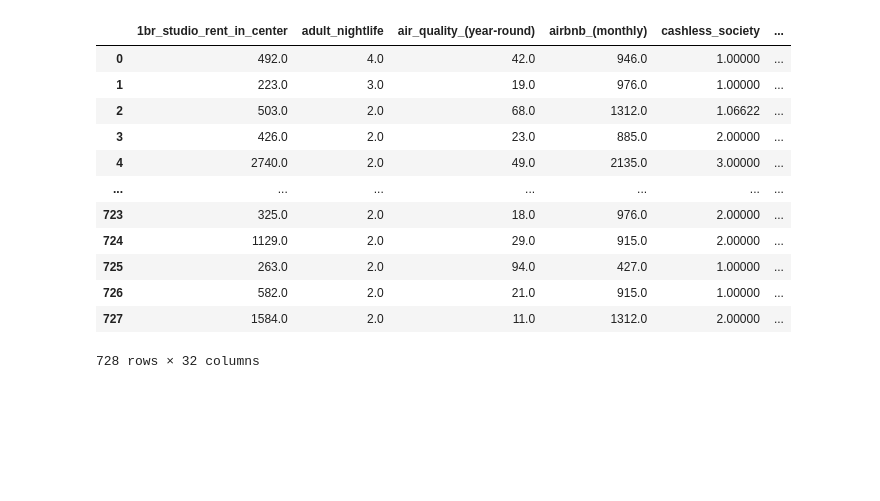
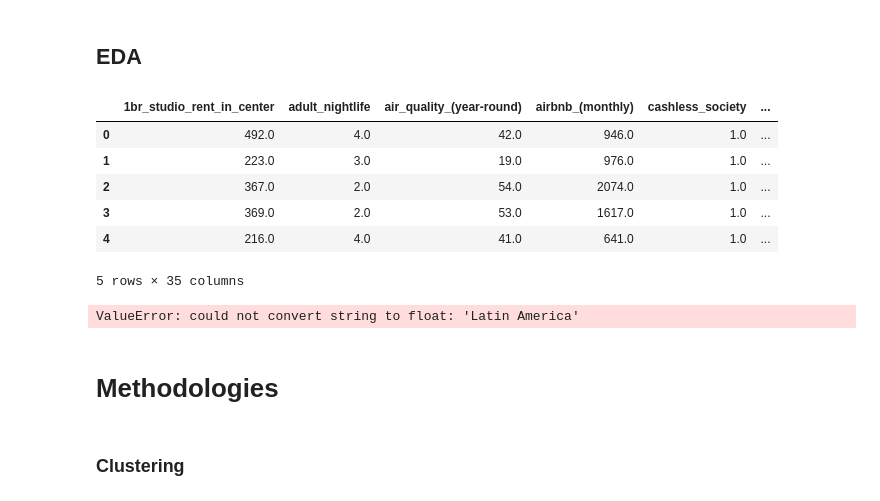
Before and after one commit to Thomas2710/NomadListRecommender, a Jupyter notebook: Clustering.ipynb, the cells around one changed output. Cells and saved outputs as stored; diff of their text form; code cells hidden in the pictures; blank space fills up the shorter version.

Commit message:
merged first data

```diff
--- a/Clustering.ipynb
+++ b/Clustering.ipynb
@@ -35,0 +162,29 @@ Mounted at /content/drive
+# %%
+def merge_data_by_country(df_nomadlist, df_SDG):
+    filtered_country_df_nomadlist = df_nomadlist['country'].unique()
+    country_codes = {find_countries(country)[0][0].alpha_3: country for country in filtered_country_df_nomadlist if find_countries(country)}
+
+    #Skim the SDG dataset
+    for code in country_codes.keys():
+        df_SDG.loc[df_SDG['Country Code'] == code, 'Country Name'] = country_codes[code]
+
+    df_SDG = df_SDG.loc[df_SDG['Country Name'].isin(filtered_country_df_nomadlist)]
+    number_of_countries = len(df_SDG['Country Code'].unique())
+
+    #Finding columns that preserve all data, i.e. that are shared by every city
+    df_SDG_count = df_SDG.groupby(['Indicator Name']).count()
+    common_indicators = df_SDG_count[df_SDG_count['2015'] == number_of_countries].reset_index()['Indicator Name']
+    df_SDG = df_SDG.loc[df_SDG['Indicator Name'].isin(common_indicators)]
+
+
+    #Actually merge the data
+    df_SDG = df_SDG[['Country Name', 'Indicator Name', '2015']]
+    df_SDG = df_SDG.pivot(index = 'Country Name', columns = 'Indicator Name', values = '2015')
+
+    df_SDG = df_SDG.reset_index()
+    df_SDG_cleaned = df_SDG.rename(columns={'Country Name': 'country'})
+
+    df_nomadlist = df_nomadlist.merge(df_SDG_cleaned, how='outer', on='country')
+    return df_nomadlist
+# %%
+df_nomadlist = merge_data_by_country(df_nomadlist, df_SDG)
@@ -36,3 +211,34 @@ Mounted at /content/drive
+# %% [markdown]
+## EDA
+# %%
+df = df_nomadlist
+df.isnull().sum()
+
+df.duplicated().sum()
+df.head()
+# %% [output]
+|  | 1br_studio_rent_in_center | adult_nightlife | air_quality_(year-round) | airbnb_(monthly) | cashless_society | ... |
+| 0 | 492.0 | 4.0 | 42.0 | 946.0 | 1.0 | ... |
+| 1 | 223.0 | 3.0 | 19.0 | 976.0 | 1.0 | ... |
+| 2 | 367.0 | 2.0 | 54.0 | 2074.0 | 1.0 | ... |
+| 3 | 369.0 | 2.0 | 53.0 | 1617.0 | 1.0 | ... |
+| 4 | 216.0 | 4.0 | 41.0 | 641.0 | 1.0 | ... |
+5 rows × 35 columns
+# %%
+# Calculate the correlation matrix
+correlation_matrix = df.corr()
+
+# Plot the correlation matrix using a heatmap
+plt.figure(figsize=(25, 25))
+sns.heatmap(correlation_matrix, annot=True, cmap='coolwarm', fmt=".2f", linewidths=.5)
+plt.title('Correlation Matrix')
+plt.show()
+# %% [output]
+ValueError: could not convert string to float: 'Latin America'
+# %% [markdown]
+# Methodologies
+# %% [markdown]
+### Clustering
 # %%
 def plot3dClusterRepresentation(df, num_cols = 4, hasClusterColumn = True):
   # Create a grid of subplots with 4 plots per line
@@ -68,21 +274,3 @@ def plot3dClusterRepresentation(df, num_cols = 4, hasClusterColumn = True):
   plt.tight_layout()
 
   return plt.show()
-# %%
-path ="/content/drive/MyDrive/nomads/data/cities_predict.csv"
-df = pd.read_csv(path)
-df.head(-2)
-# %% [output]
-|  | 1br_studio_rent_in_center | adult_nightlife | air_quality_(year-round) | airbnb_(monthly) | cashless_society | ... |
-| 0 | 492.0 | 4.0 | 42.0 | 946.0 | 1.00000 | ... |
-| 1 | 223.0 | 3.0 | 19.0 | 976.0 | 1.00000 | ... |
-| 2 | 503.0 | 2.0 | 68.0 | 1312.0 | 1.06622 | ... |
-| 3 | 426.0 | 2.0 | 23.0 | 885.0 | 2.00000 | ... |
-| 4 | 2740.0 | 2.0 | 49.0 | 2135.0 | 3.00000 | ... |
-| ... | ... | ... | ... | ... | ... | ... |
-| 723 | 325.0 | 2.0 | 18.0 | 976.0 | 2.00000 | ... |
-| 724 | 1129.0 | 2.0 | 29.0 | 915.0 | 2.00000 | ... |
-| 725 | 263.0 | 2.0 | 94.0 | 427.0 | 1.00000 | ... |
-| 726 | 582.0 | 2.0 | 21.0 | 915.0 | 1.00000 | ... |
-| 727 | 1584.0 | 2.0 | 11.0 | 1312.0 | 2.00000 | ... |
-728 rows × 32 columns
```
Also changed, not shown: parts of 53 cells of this notebook, 1 other file.
